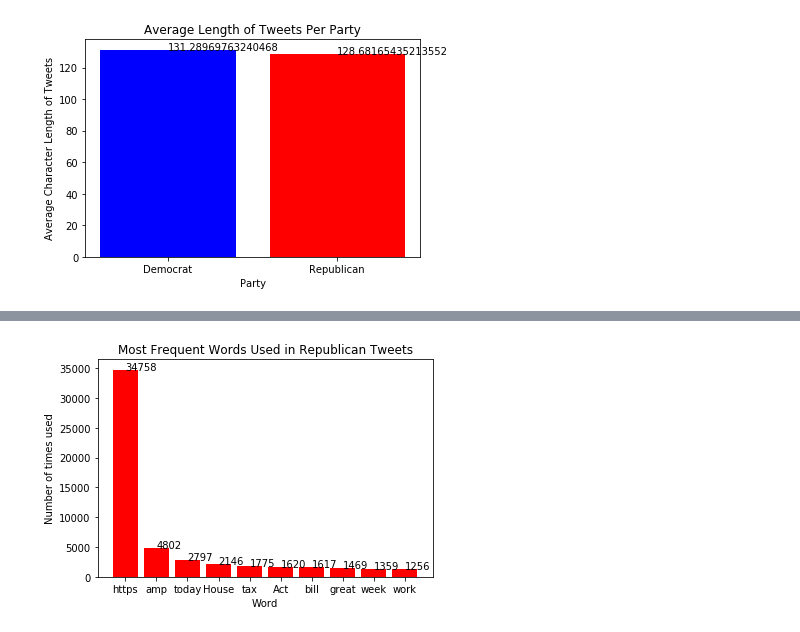
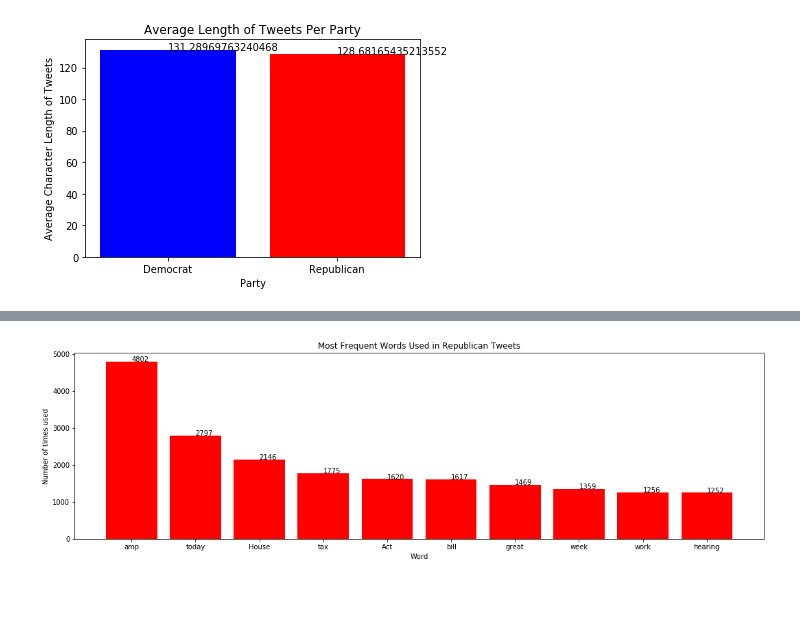
Before and after one commit to LincolnRychecky/Political-Bot-Analysis, a Jupyter notebook: TweetAnalysis-Dataset1.ipynb, the cells around one changed output, grey strips where cells are left out. Cells and saved outputs as stored; diff of their text form; code cells hidden in the pictures; blank space fills up the shorter version.

```diff
--- a/TweetAnalysis-Dataset1.ipynb
+++ b/TweetAnalysis-Dataset1.ipynb
@@ -212,6 +212,7 @@ stop_words.add("I")
 stop_words.add("The")
 stop_words.add("I")
 stop_words.add("We")
+stop_words.add("https")
 
 word_tokens_r = word_tokenize(r)
 
@@ -295,27 +298,29 @@ plt.show()
 # %%
 #REP most frequent words
 height = []
 bars = []
 for i in range(len(freq_words_rep)):
     height.append(freq_words_rep[i][1])
     bars.append(freq_words_rep[i][0])
 
 x_pos = np.arange(len(bars))
 
 # Create bars with different colors
+f, ax = plt.subplots(figsize=(18,5))
+
 plt.bar(x_pos, height, color='red')
 
 # Create names on the x-axis
 plt.xticks(x_pos, bars)
 
 plt.title('Most Frequent Words Used in Republican Tweets')
 plt.xlabel('Word')
 plt.ylabel('Number of times used')
 
 for i in range(len(bars)):
     plt.text(i,height[i],height[i])
 
 # Show graph
 plt.show()
 # %% [output]
-[figure, old version]
+[figure, new version]
```
Also changed, not shown: parts of 3 cells of this notebook, 9 other files.
